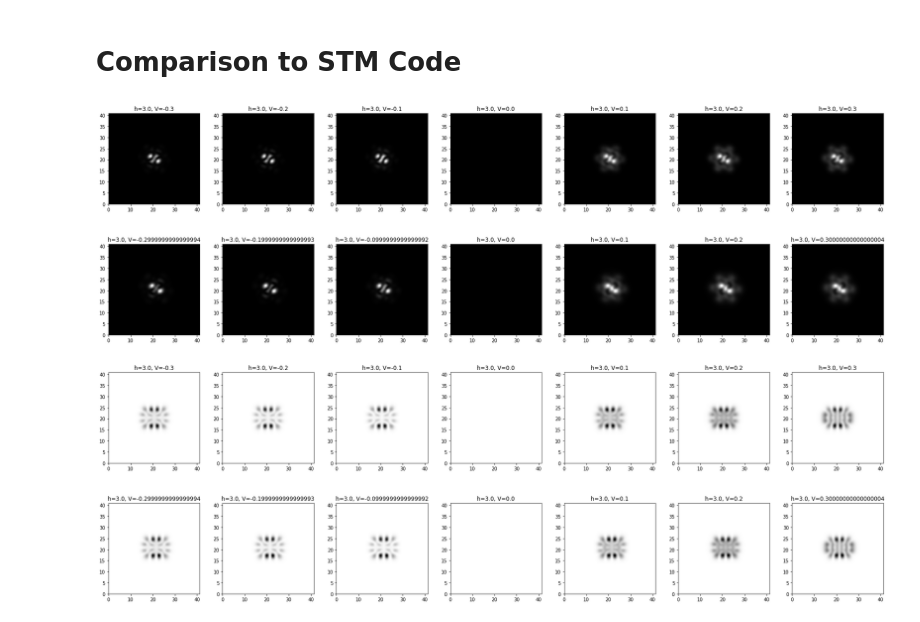
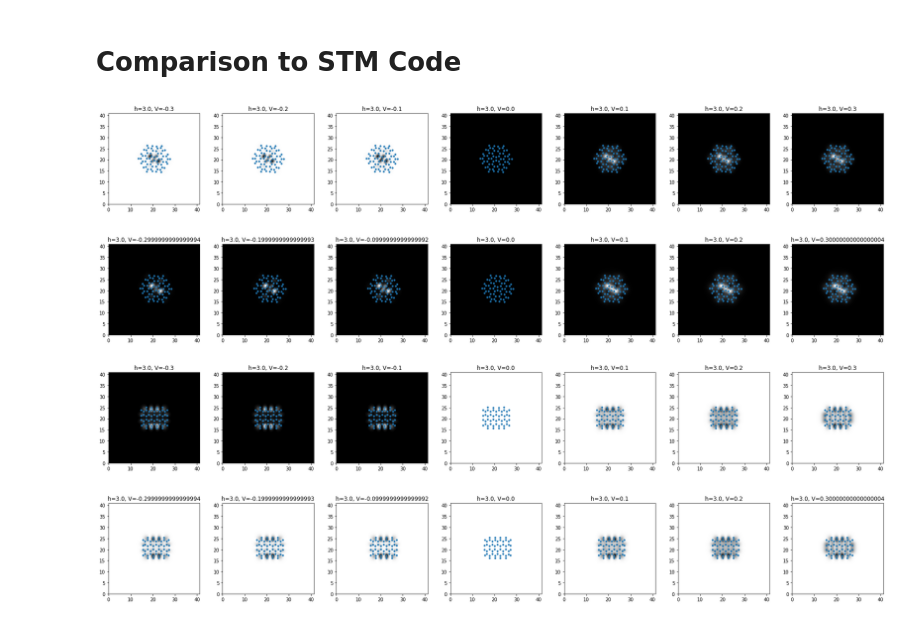
Before and after one commit to hifabian/HR-STM, a Jupyter notebook: Comparison.ipynb, the cells around one changed output. Drawn from its saved outputs; the diff is of its cells as text; code cells hidden in the pictures.

```diff
--- a/Comparison.ipynb
+++ b/Comparison.ipynb
@@ -4,6 +5,7 @@ import matplotlib.pyplot as plt
 # %%
 def plot(folder, hIds, cmap, tips):
     data, voltages, lVec = load(folder+"hrstm_"+tips[0])
+    atoms = ase.io.read(folder+"geom.xyz")
     fig, axes = plt.subplots(len(tips)*len(hIds),len(voltages),figsize=(24,12))
     for tIdx, tip in enumerate(tips):
         data, voltages, lVec = load(folder+"hrstm_"+tip)
@@ -11,6 +13,9 @@ def plot(folder, hIds, cmap, tips):
         for hIdx, h in enumerate(hIds):
             for vIdx, voltage in enumerate(voltages):
                 axes[tIdx*len(hIds)+hIdx,vIdx].imshow(abs(data[:,:,h,vIdx]).T, origin='lower', cmap=cmap, extent=extent)
+                axes[tIdx*len(hIds)+hIdx,vIdx].scatter(
+                    atoms.get_positions()[:atoms.get_chemical_symbols().index('Au'),0],
+                    atoms.get_positions()[:atoms.get_chemical_symbols().index('Au'),1],s=0)
                 axes[tIdx*len(hIds)+hIdx,vIdx].set_title(tip+" h={}, V={}".format(
                     np.round(1.5+h*lVec[3,2]/(data.shape[-2]-1),1), voltage))
     plt.tight_layout()
@@ -46,26 +51,34 @@ for idx, folder in enumerate(folders):
 # %%
 hHIdx = 0
 hSIdx = 0
 for fIdx, folder in enumerate(folders):
     data, voltages, lVec = load(folder+"hrstm_stm")
+    atoms = ase.io.read(folder+"geom.xyz")
     fig, axes = plt.subplots(2,len(voltages),figsize=(24,8))
     extent = [lVec[0,0], lVec[1,0], lVec[0,1], lVec[2,1]]
     for vIdx, voltage in enumerate(voltages):
-        axes[0,vIdx].imshow(abs(data[:,:,hHIdx,vIdx]).T, origin='lower', cmap=cmaps[fIdx], extent=extent)
+        axes[0,vIdx].imshow((data[:,:,hHIdx,vIdx]).T, origin='lower', cmap=cmaps[fIdx], extent=extent)
+        axes[0,vIdx].scatter(
+                    atoms.get_positions()[:atoms.get_chemical_symbols().index('Au'),0],
+                    atoms.get_positions()[:atoms.get_chemical_symbols().index('Au'),1], s=10)
         axes[0,vIdx].set_title("h={}, V={}".format(
             np.round(3.0+hHIdx*lVec[3,2]/(data.shape[-2]-1),1), voltage))
     loaded_data = np.load(folder+"stm.npz")
     heights = loaded_data['heights']
     e_arr = loaded_data['e_arr']
     x_arr = loaded_data['x_arr'] * 0.529177
     y_arr = loaded_data['y_arr'] * 0.529177
     extent = [np.min(x_arr), np.max(x_arr), np.min(y_arr), np.max(y_arr)]
     stm_ch = loaded_data['ch_stm']
+    atoms.center()
     for vIdx, v in enumerate([np.argmin(np.abs(e_arr-voltage)) for voltage in voltages]):
-        axes[1,vIdx].imshow(abs(stm_ch[hSIdx,:,:,v]).T, origin='lower', cmap=cmaps[fIdx], extent=extent)
+        axes[1,vIdx].imshow((stm_ch[hSIdx,:,:,v]).T, origin='lower', cmap=cmaps[fIdx], extent=extent)
+        axes[1,vIdx].scatter(
+                    atoms.get_positions()[:atoms.get_chemical_symbols().index('Au'),0],
+                    atoms.get_positions()[:atoms.get_chemical_symbols().index('Au'),1], s=10)
         axes[1,vIdx].set_title("h={}, V={}".format(
             heights[hSIdx], e_arr[v]))
     plt.tight_layout()
 # %% [output]
-[figure, old version]
+[figure, new version]
-[figure, old version]
+[figure, new version]
```
Also changed, not shown: parts of 1 cell of this notebook, 1 other file.
